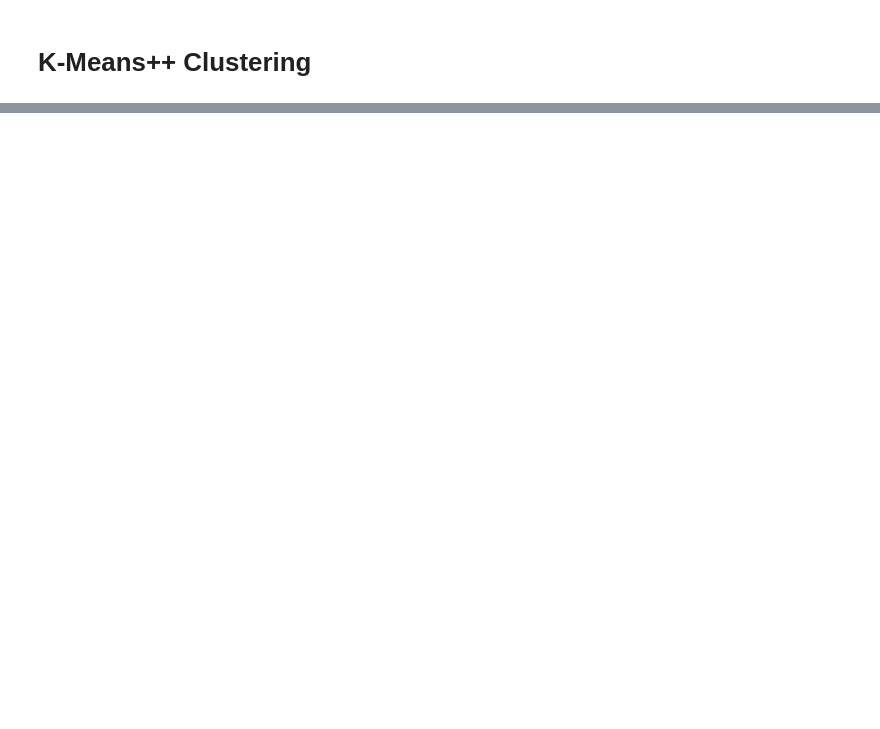
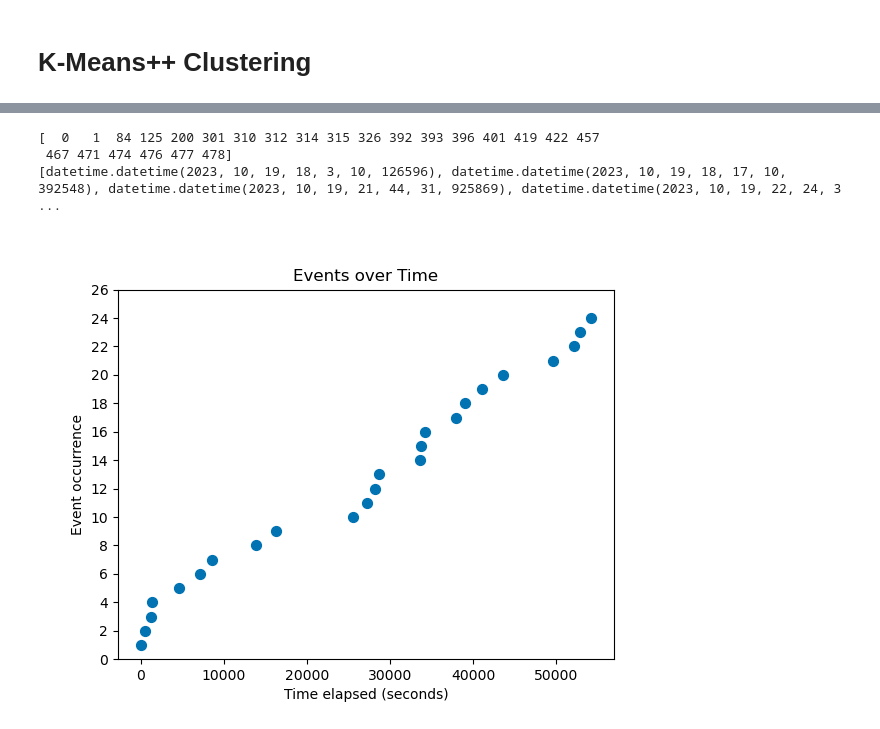
Before and after one commit to nyuad-astroparticle/TES-analysis, a Jupyter notebook: one_script_to_rule_them_all.ipynb, the cells around one changed output, grey strips where cells are left out. Cells and saved outputs as stored; diff of their text form; code cells hidden in the pictures; blank space fills up the shorter version.

```diff
--- a/one_script_to_rule_them_all.ipynb
+++ b/one_script_to_rule_them_all.ipynb
@@ -547,0 +527,36 @@ plt.hist(energylist,bins=50)
+# %%
+print(pyper_red[0])
+dt = [reduced_the_data[i][2]['TRIGGER_TIME'] for i in pyper_red[0]]
+print(dt)
+# Sort the datetime objects
+sorted_event_times = sorted(dt)
+
+# Calculate the time elapsed from the start for each event
+time_elapsed = [(event - sorted_event_times[0]).total_seconds() for event in sorted_event_times]
+
+# Set the maximum number of events to display on the y-axis
+max_events = len(sorted_event_times)
+
+# Plotting
+fig, ax = plt.subplots()
+ax.scatter(time_elapsed, range(1, len(sorted_event_times) + 1), marker='o', s=50)  # Adjust 's' for marker size
+ax.set_xlabel('Time elapsed (seconds)')
+ax.set_ylabel('Event occurrence')
+ax.set_title('Events over Time')
+
+# Set y-axis limits
+ax.set_ylim(1, max_events)
+
+# Format y-axis ticks as event numbers
+ax.set_yticks(np.arange(0, max_events + 4, 2))
+
+# Format x-axis as time
+# ax.xaxis.set_major_formatter(DateFormatter('%H:%M:%S'))
+
+plt.grid(False)
+plt.show()
+# %% [output]
+[  0   1  84 125 200 301 310 312 314 315 326 392 393 396 401 419 422 457
+ 467 471 474 476 477 478]
+[datetime.datetime(2023, 10, 19, 18, 3, 10, 126596), datetime.datetime(2023, 10, 19, 18, 17, 10, 392548), datetime.datetime(2023, 10, 19, 21, 44, 31, 925869), datetime.datetime(2023, 10, 19, 22, 24, 3 ...
+[figure, added]
```
Also changed, not shown: parts of 60 cells of this notebook.
